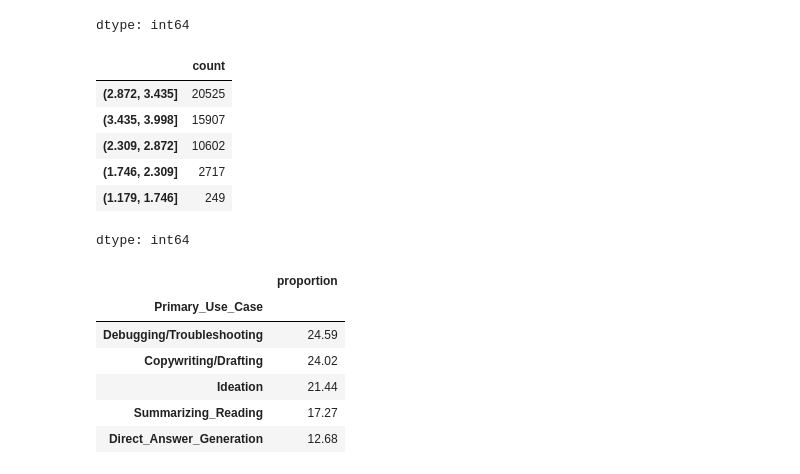
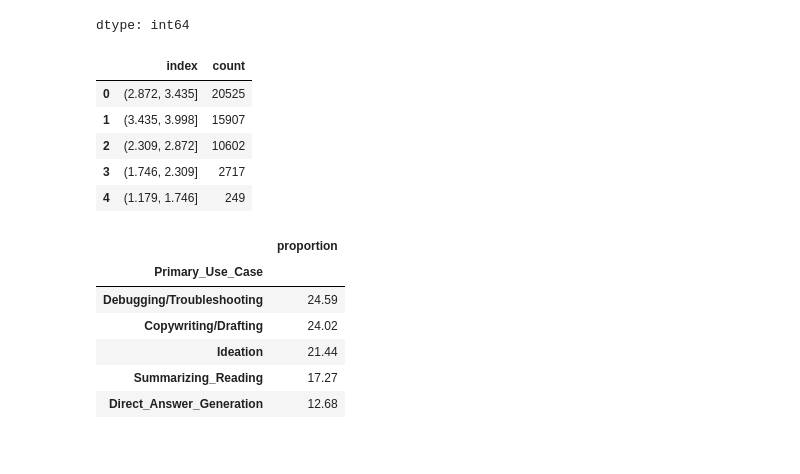
Before and after one commit to Shxrp08/Project_SG_I-Smile_Group6_2026, a Jupyter notebook: Project_SG_Group_6.ipynb, the cells around one changed output. Saved outputs shown, nothing was run; the diff lists cells and outputs as text; code cells hidden in the pictures.

```diff
--- a/Project_SG_Group_6.ipynb
+++ b/Project_SG_Group_6.ipynb
@@ -133,16 +133,15 @@ dtype: int64
 # %%
 # value_counts bisa juga buat tipe data selain kategori. tapi untuk kasus yang mungkin memiliki sangat banyak variasi (kayak float yang detail),
 # kita berikan parameter bins untuk memberi batas rentang!
 
-df['Pre_Semester_GPA'].value_counts(bins=5)
+df["Pre_Semester_GPA"].value_counts(bins=5).reset_index() #Untuk mengubah bentuk Series tersebut menjadi DataFrame menggunakan .reset_index(),series itu seperti struktur data satu kolom
 # %% [output]
-|  | count |
-| (2.872, 3.435] | 20525 |
-| (3.435, 3.998] | 15907 |
-| (2.309, 2.872] | 10602 |
-| (1.746, 2.309] | 2717 |
-| (1.179, 1.746] | 249 |
+|  | index | count |
+| 0 | (2.872, 3.435] | 20525 |
+| 1 | (3.435, 3.998] | 15907 |
+| 2 | (2.309, 2.872] | 10602 |
+| 3 | (1.746, 2.309] | 2717 |
+| 4 | (1.179, 1.746] | 249 |
-dtype: int64
 # %%
 #Versi persentase untuk value_counts
 
```
Also changed, not shown: parts of 6 cells of this notebook.
